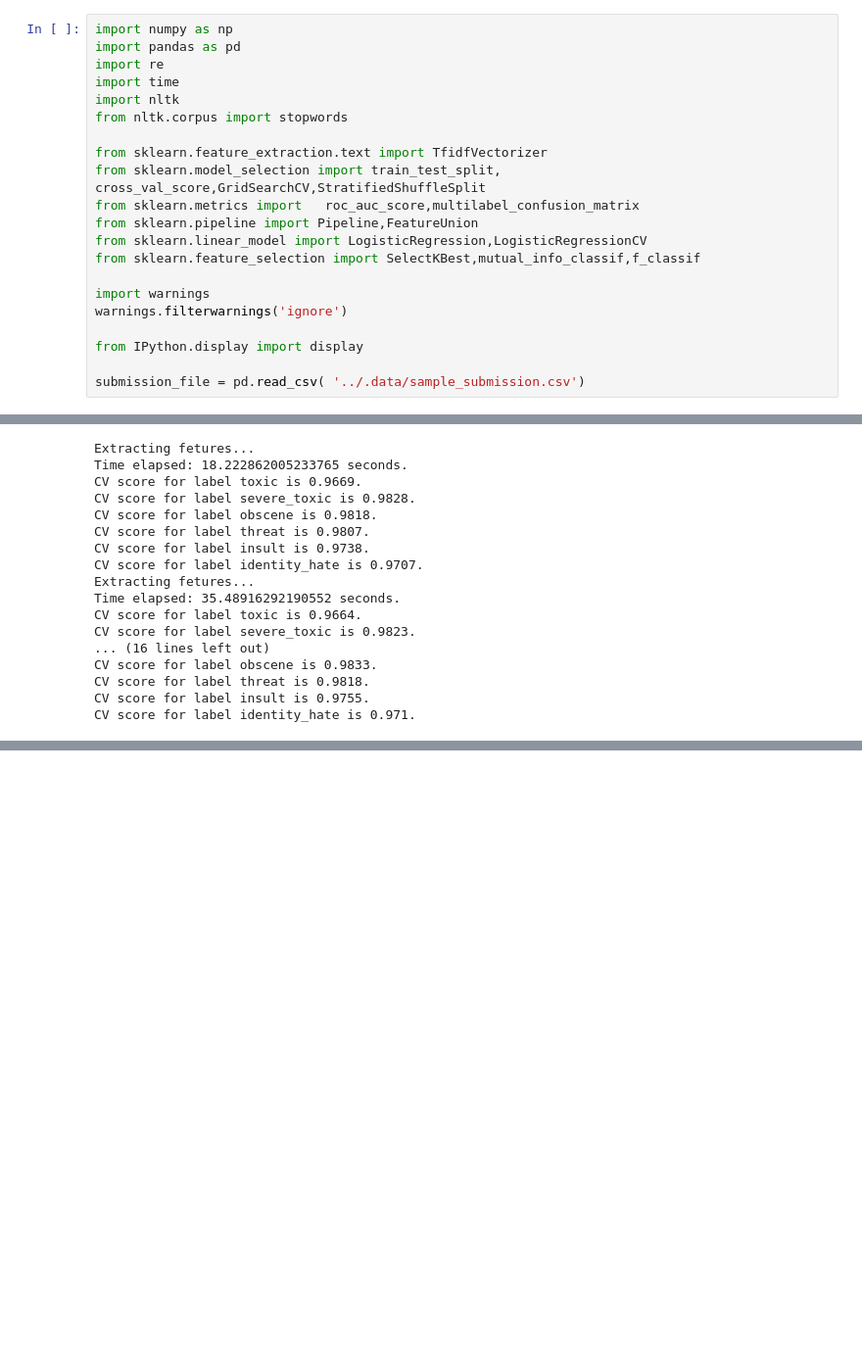
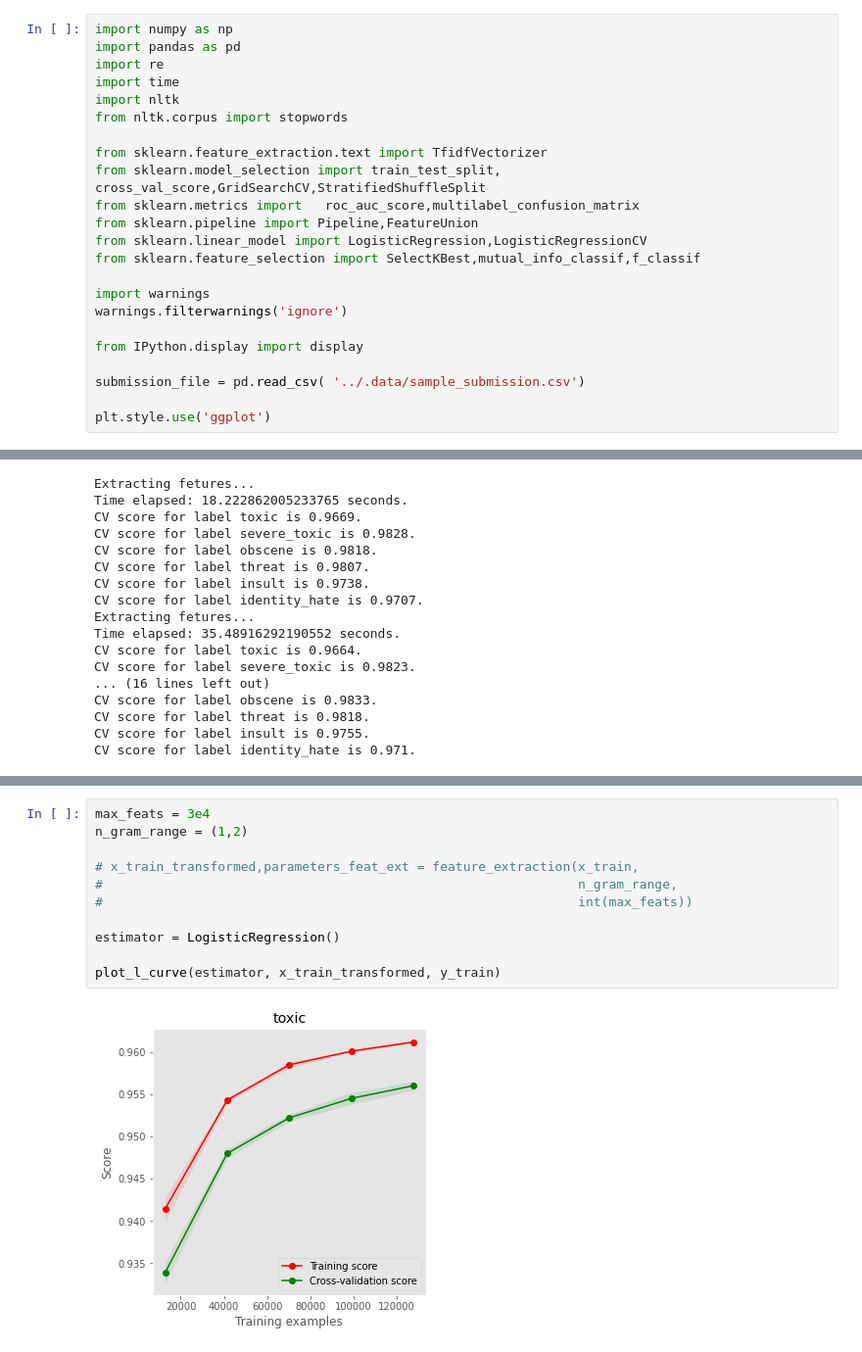
Before and after one commit to prbronze/Kaggle, a Jupyter notebook: toxic_comment_challenge/Notebooks/Modeling.ipynb, the cells around one changed output, grey strips where cells are left out. Shown at 98% size. Saved outputs shown, nothing was run; the diff lists cells and outputs as text; blank space fills up the shorter version.

Commit message:
learning_curve function working

```diff
--- a/toxic_comment_challenge/Notebooks/Modeling.ipynb
+++ b/toxic_comment_challenge/Notebooks/Modeling.ipynb
@@ -19,6 +19,8 @@ warnings.filterwarnings('ignore')
 from IPython.display import display
 
 submission_file = pd.read_csv( '../.data/sample_submission.csv')
+
+plt.style.use('ggplot')
 # %% [markdown]
 #### For now we want to have a glance at a baseline model, so we are not using nothing besides the comment_text with TF-IDF and a Logistic Regression with no tunning
 
@@ -266,0 +271,13 @@ plot_l_curve(estimator, X, y, cv=cv, n_jobs=4)
+# %%
+max_feats = 3e4
+n_gram_range = (1,2)
+
+# x_train_transformed,parameters_feat_ext = feature_extraction(x_train,
+#                                                              n_gram_range,
+#                                                              int(max_feats))
+
+estimator = LogisticRegression()
+
+plot_l_curve(estimator, x_train_transformed, y_train)
+# %% [output]
+[figure, added]
```
Also changed, not shown: parts of 5 cells of this notebook.
